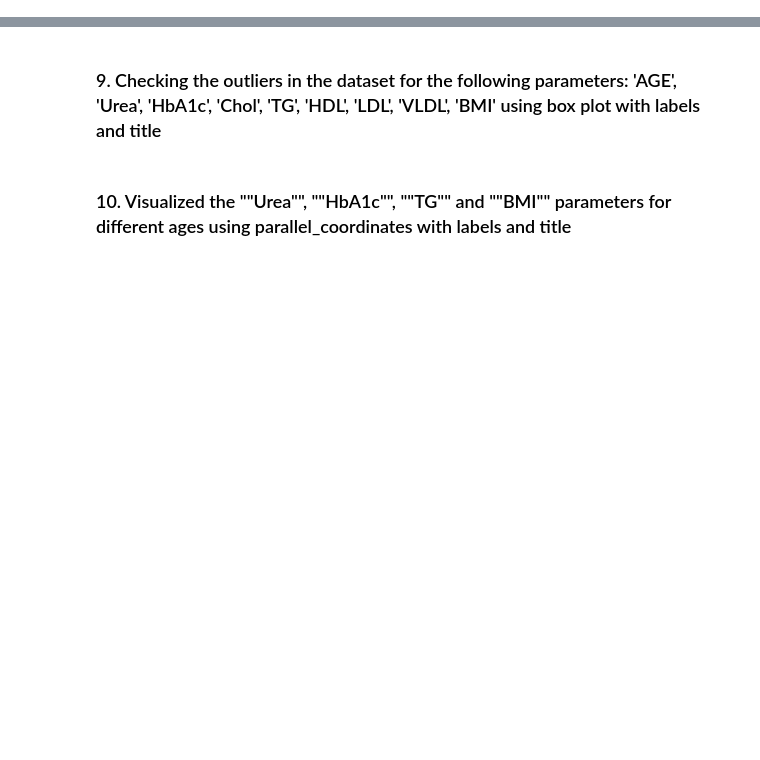
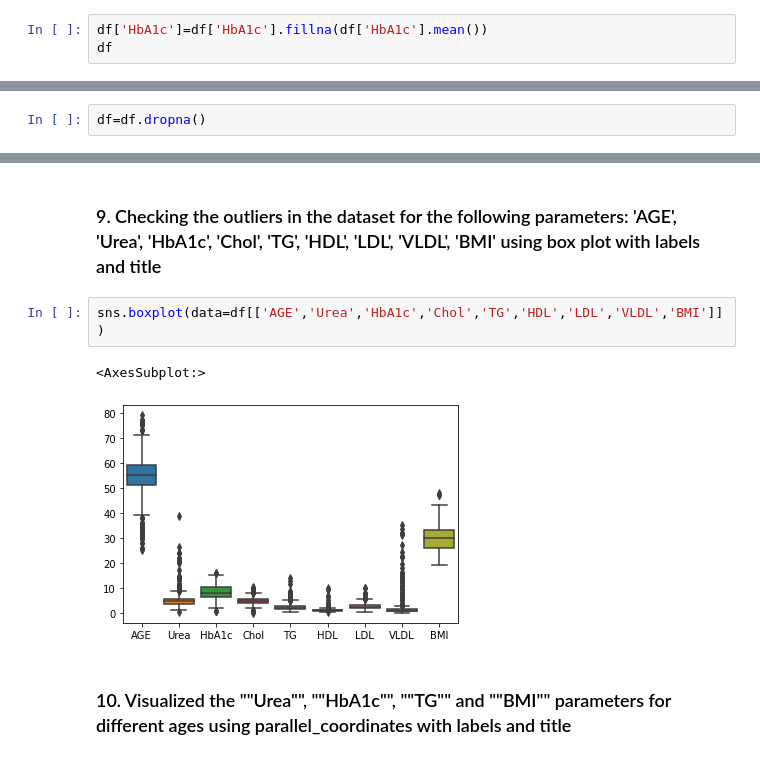
Before and after one commit to prathamshah19102006/python-classwork, a Jupyter notebook: unit_2_classwork (2).ipynb, the cells around one changed output, grey strips where cells are left out. Cells and saved outputs as stored; diff of their text form; blank space fills up the shorter version.

```diff
--- a/unit_2_classwork (2).ipynb
+++ b/unit_2_classwork (2).ipynb
@@ -547,2 +596,5 @@ df.describe(include='object')
 # %% [markdown]
 ### 6. To replace the missing values in the column ""HbA1c"" with their mean value
+# %%
+df['HbA1c']=df['HbA1c'].fillna(df['HbA1c'].mean())
+df
@@ -549,4 +615,6 @@ df.describe(include='object')
 # %% [markdown]
 ### 7.	Dropping the missing values of other columns
+# %%
+df=df.dropna()
 # %% [markdown]
 ### 8.	Display the correlation between variables
@@ -553,5 +637,10 @@ df.describe(include='object')
 # %% [markdown]
 
 ### 9.	 Checking the outliers in the dataset for the following parameters: 'AGE', 'Urea', 'HbA1c', 'Chol', 'TG', 'HDL', 'LDL', 'VLDL', 'BMI' using box plot with labels and title
+# %%
+sns.boxplot(data=df[['AGE','Urea','HbA1c','Chol','TG','HDL','LDL','VLDL','BMI']])
+# %% [output]
+<AxesSubplot:>
+[figure, added]
 # %% [markdown]
 ### 10.	Visualized the ""Urea"", ""HbA1c"", ""TG"" and ""BMI"" parameters for different ages using parallel_coordinates with labels and title
```
Also changed, not shown: parts of 18 cells of this notebook, 2 other files.
